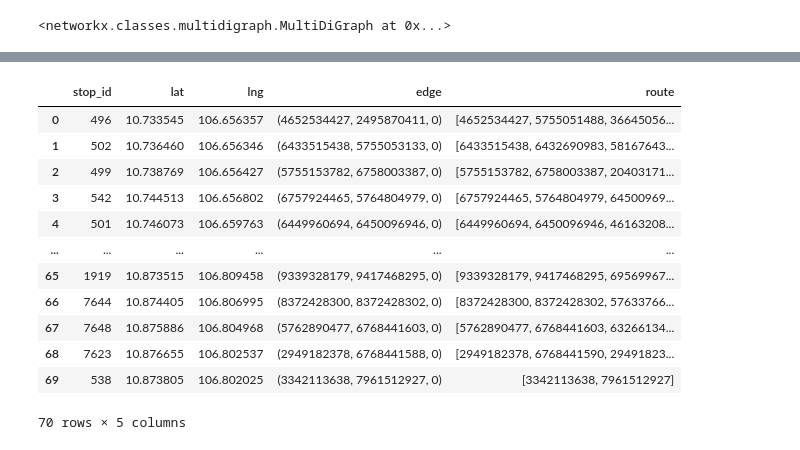
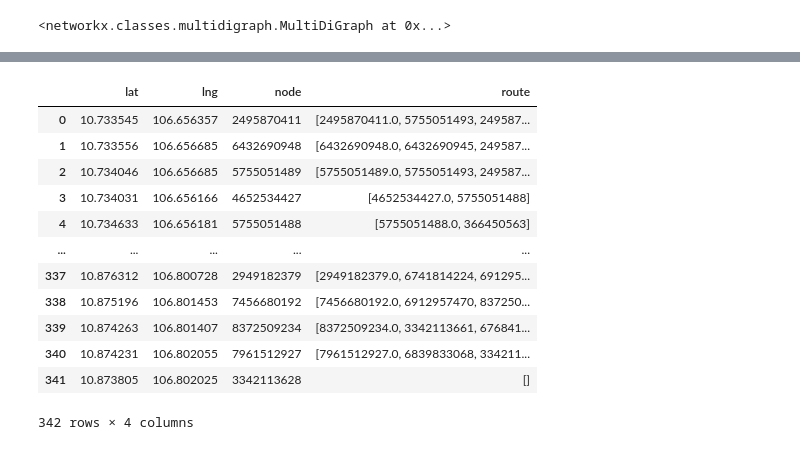
Before and after one commit to ptquang2000/hcm-bus-model, a Jupyter notebook: main.ipynb, the cells around one changed output, grey strips where cells are left out. Cells and saved outputs as stored; diff of their text form; code cells hidden in the pictures.

```diff
--- a/main.ipynb
+++ b/main.ipynb
@@ -83,3 +75,37 @@ ox.add_edge_speeds(G)
 ox.add_edge_travel_times(G)
 # %% [output]
 <networkx.classes.multidigraph.MultiDiGraph at 0x...>
+# %%
+buses = list()
+bus_ids = [8]
+for id in bus_ids:
+    buses.append(BusModel(id))
+
+stations = buses[0].stations[15].stops_df
+stations["edge"] = ox.nearest_edges(G, X=stations["lng"], Y=stations["lat"])
+stations.drop_duplicates(subset="edge", inplace=True, ignore_index=True)
+
+def get_routes(station):
+    if station.name + 1 != stations.shape[0]:
+        return ox.shortest_path(G, station["edge"][0], stations.loc[station.name + 1, "edge"][0], cpus=4)
+    else:
+        return list(station["edge"][:2])
+
+stations["route"] = stations.apply(get_routes, axis="columns")
+stations.reset_index(drop=True, inplace=True)
+
+# Remove looping
+loop_filt = stations.apply(
+    lambda station:
+    len(set(station["route"]).intersection(
+        set(stations.loc[station.name - 1, "route"] if station.name != 0 else []))
+    ) > 1
+    , axis="columns")
+loop_routes = stations[loop_filt]
+stations.drop(loop_routes.index.union(loop_routes.index.map(lambda x: x - 1)), inplace=True)
+
+stations.reset_index(inplace=True, drop=True)
+stations.drop("route", axis="columns", inplace=True)
+stations["route"] = stations.apply(get_routes, axis="columns")
+
+stations
@@ -86,34 +126,34 @@ ox.add_edge_travel_times(G)
 # %%
 buses = list()
 bus_ids = [8]
 for id in bus_ids:
     buses.append(BusModel(id))
 
-stations = buses[0].stations[15].stops_df
-stations["edge"] = ox.nearest_edges(G, X=stations["lng"], Y=stations["lat"])
-stations.drop_duplicates(subset="edge", inplace=True, ignore_index=True)
+stations = buses[0].paths_df[15]
+stations["node"] = ox.nearest_nodes(G, X=stations["lng"], Y=stations["lat"])
+stations.drop_duplicates(subset="node", inplace=True, ignore_index=True)
 
 def get_routes(station):
     if station.name + 1 != stations.shape[0]:
-        return ox.shortest_path(G, station["edge"][0], stations.loc[station.name + 1, "edge"][0], cpus=4)
+        return ox.shortest_path(G, station["node"], stations.loc[station.name + 1, "node"], cpus=4)
     else:
-        return list(station["edge"][:2])
+        return []
 
 stations["route"] = stations.apply(get_routes, axis="columns")
 stations.reset_index(drop=True, inplace=True)
 stations
 # %% [output]
-|  | stop_id | lat | lng | edge | route |
-| 0 | 496 | 10.733545 | 106.656357 | (4652534427, 2495870411, 0) | [4652534427, 5755051488, 36645056... |
-| 1 | 502 | 10.736460 | 106.656346 | (6433515438, 5755053133, 0) | [6433515438, 6432690983, 58167643... |
-| 2 | 499 | 10.738769 | 106.656427 | (5755153782, 6758003387, 0) | [5755153782, 6758003387, 20403171... |
-| 3 | 542 | 10.744513 | 106.656802 | (6757924465, 5764804979, 0) | [6757924465, 5764804979, 64500969... |
-| 4 | 501 | 10.746073 | 106.659763 | (6449960694, 6450096946, 0) | [6449960694, 6450096946, 46163208... |
-| ... | ... | ... | ... | ... | ... |
-| 65 | 1919 | 10.873515 | 106.809458 | (9339328179, 9417468295, 0) | [9339328179, 9417468295, 69569967... |
-| 66 | 7644 | 10.874405 | 106.806995 | (8372428300, 8372428302, 0) | [8372428300, 8372428302, 57633766... |
-| 67 | 7648 | 10.875886 | 106.804968 | (5762890477, 6768441603, 0) | [5762890477, 6768441603, 63266134... |
-| 68 | 7623 | 10.876655 | 106.802537 | (2949182378, 6768441588, 0) | [2949182378, 6768441590, 29491823... |
-| 69 | 538 | 10.873805 | 106.802025 | (3342113638, 7961512927, 0) | [3342113638, 7961512927] |
+|  | lat | lng | node | route |
+| 0 | 10.733545 | 106.656357 | 2495870411 | [2495870411.0, 5755051493, 249587... |
+| 1 | 10.733556 | 106.656685 | 6432690948 | [6432690948.0, 6432690945, 249587... |
+| 2 | 10.734046 | 106.656685 | 5755051489 | [5755051489.0, 5755051493, 249587... |
+| 3 | 10.734031 | 106.656166 | 4652534427 | [4652534427.0, 5755051488] |
+| 4 | 10.734633 | 106.656181 | 5755051488 | [5755051488.0, 366450563] |
+| ... | ... | ... | ... | ... |
+| 337 | 10.876312 | 106.800728 | 2949182379 | [2949182379.0, 6741814224, 691295... |
+| 338 | 10.875196 | 106.801453 | 7456680192 | [7456680192.0, 6912957470, 837250... |
+| 339 | 10.874263 | 106.801407 | 8372509234 | [8372509234.0, 3342113661, 676841... |
+| 340 | 10.874231 | 106.802055 | 7961512927 | [7961512927.0, 6839833068, 334211... |
+| 341 | 10.873805 | 106.802025 | 3342113628 | [] |
-70 rows × 5 columns
+342 rows × 4 columns
 # %%
```
Also changed, not shown: parts of 7 cells of this notebook.
